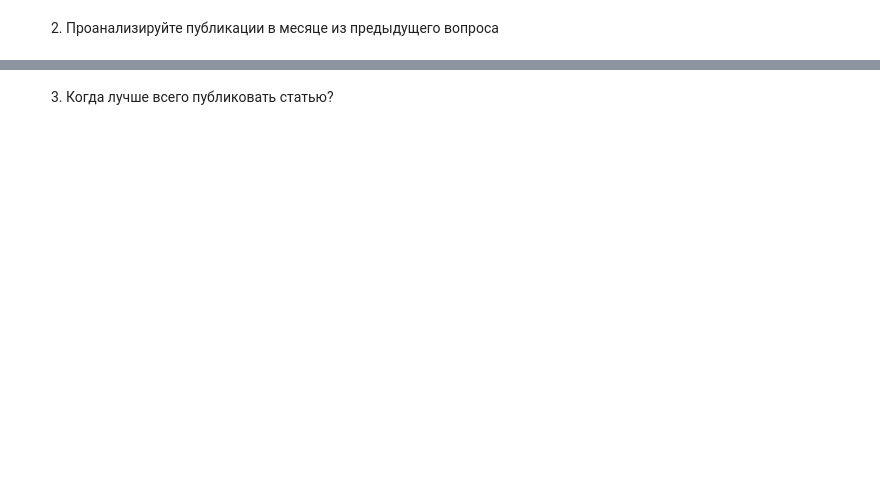
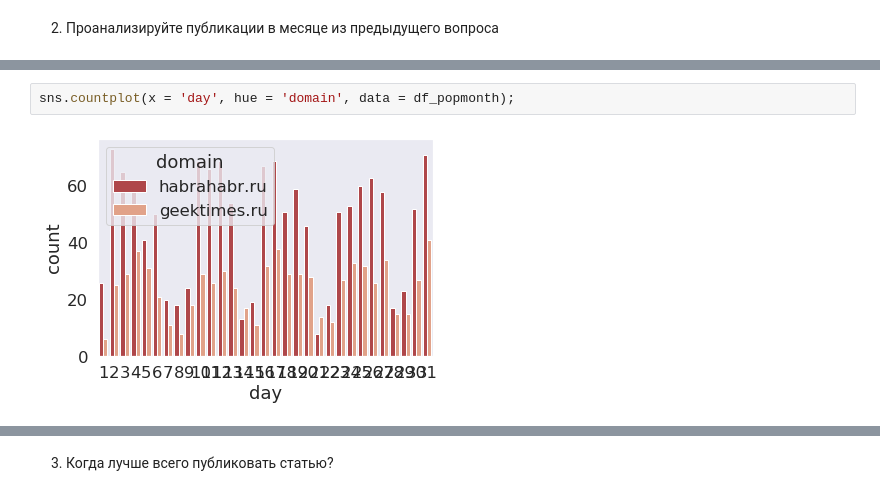
Before and after one commit to svtgo/cs102, a Jupyter notebook: homework07/Pandas2.ipynb, the cells around one changed output, grey strips where cells are left out. Drawn from its saved outputs; the diff is of its cells as text; blank space fills up the shorter version.

```diff
--- a/homework07/Pandas2.ipynb
+++ b/homework07/Pandas2.ipynb
@@ -104,0 +119,4 @@ sales_data.groupby('hour').sum().plot()
+# %%
+sns.countplot(x = 'day', hue = 'domain', data = df_popmonth);
+# %% [output]
+[figure, added]
```
Also changed, not shown: parts of 24 cells of this notebook, 2 other files.
